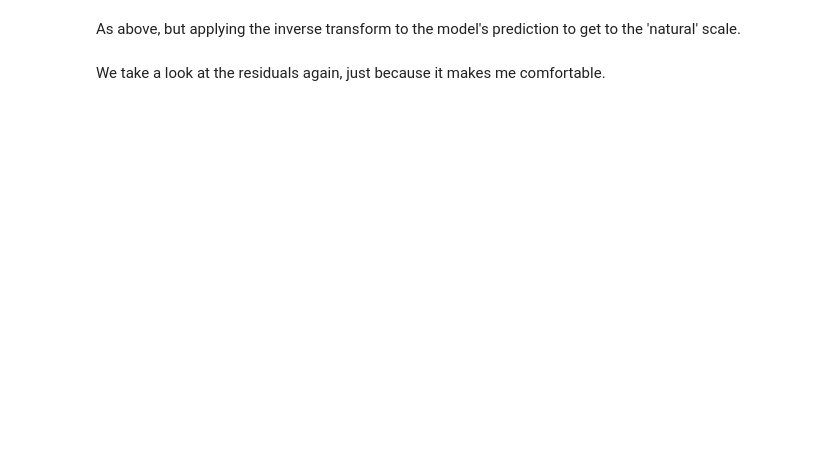
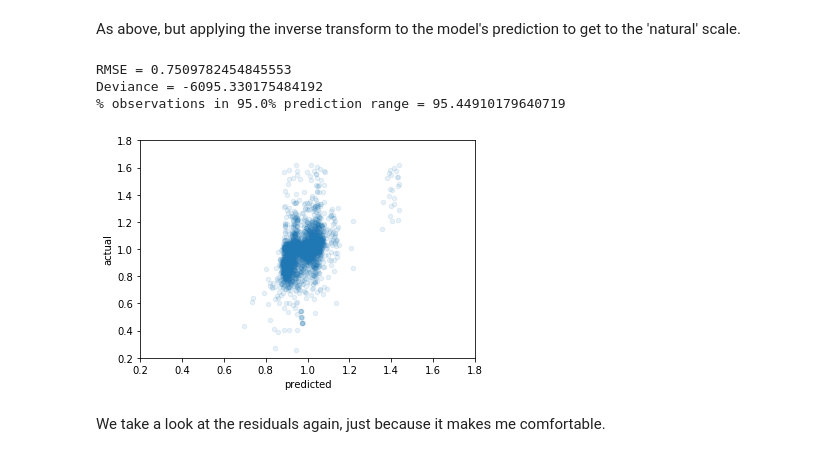
Before and after one commit to AlexIoannides/pymc-example-project, a Jupyter notebook: notebooks/pymc3_bayesian_data_workflow.ipynb, the cells around one changed output. Saved outputs shown, nothing was run; the diff lists cells and outputs as text; code cells hidden in the pictures; blank space fills up the shorter version.

```diff
--- a/notebooks/pymc3_bayesian_data_workflow.ipynb
+++ b/notebooks/pymc3_bayesian_data_workflow.ipynb
@@ -689,10 +746,17 @@ _ = (ror_model_robust_insamp
 As above, but applying the inverse transform to the model's prediction to get to the 'natural' scale.
 # %%
 ror_model_robust_insamp_tfm = model_performance(
-    y_train, ror_model_robust_trace, ror_model_robust, samples_=100000, y_inv_tfm=dvar_itfm)
+    y_train, ror_model_robust_trace, ror_model_robust, samples_=10000,
+    y_inv_tfm=dvar_itfm)
 
 _ = (ror_model_basic_insamp_tfm
-     .plot(kind='scatter', x='predicted', y='actual', alpha=0.1, xlim=[0.2, 1.8], ylim=[0.2, 1.8]))
+     .plot(kind='scatter', x='predicted', y='actual', alpha=0.1,
+           xlim=[0.2, 1.8], ylim=[0.2, 1.8]))
+# %% [output]
+RMSE = 0.7509782454845553
+Deviance = -6095.330175484192
+% observations in 95.0% prediction range = 95.44910179640719
+[figure, added]
 # %% [markdown]
 We take a look at the residuals again, just because it makes me comfortable.
 # %%
```
Also changed, not shown: parts of 56 cells of this notebook, 5 other files.
